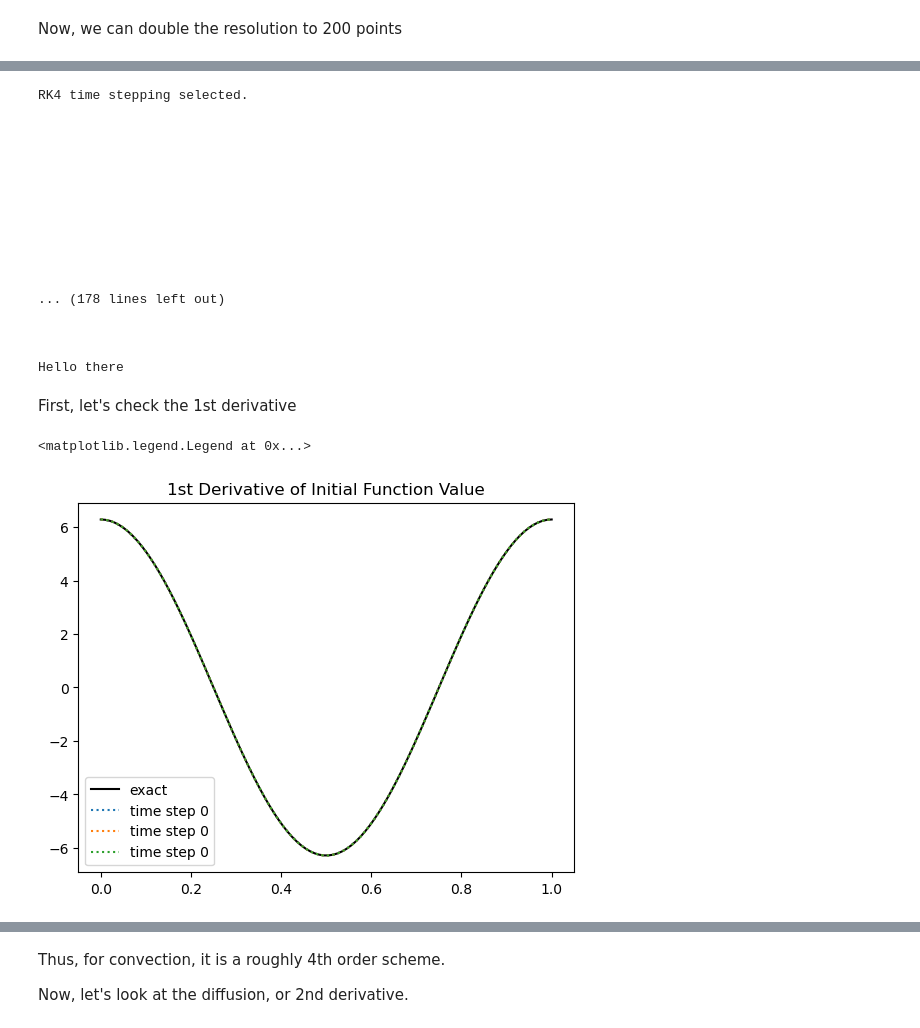
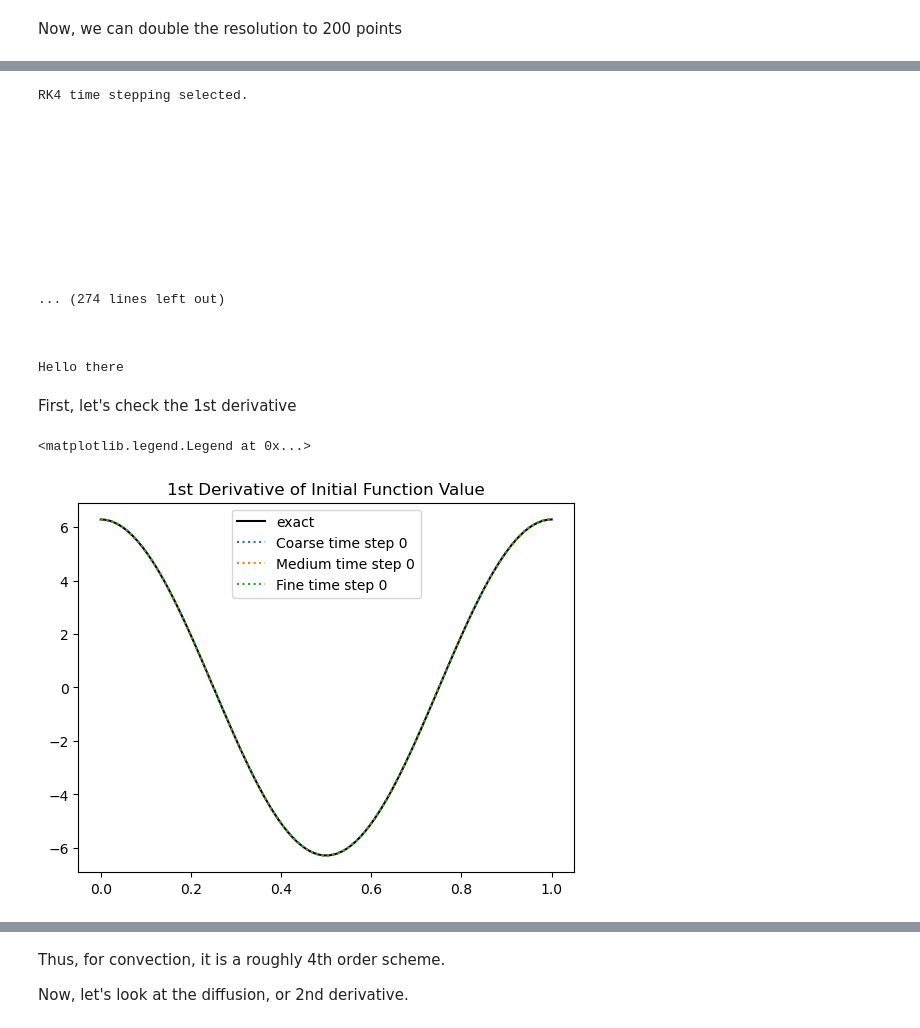
Before and after one commit to mhland10/me5653_CFD_repo, a Jupyter notebook: project/project_notebook.ipynb, the cells around one changed output, grey strips where cells are left out. Cells and saved outputs as stored; diff of their text form; code cells hidden in the pictures.

```diff
--- a/project/project_notebook.ipynb
+++ b/project/project_notebook.ipynb
@@ -48,7 +48,7 @@ For now, we will use the default values for the coefficients and study their eff
 
 Let's pull up the object.
 # %%
-ks_test = KS( x , u_0 , t_bounds , dt , alpha=-1e-6 , gamma=10e-9 )
+ks_test = KS( x , u_0 , t_bounds , dt , alpha=-1e-6 , gamma=13e-9 )
 # %%
 ks_test.Re_cell
 # %% [output]
@@ -186,15 +294,15 @@ The simplest way for the spatial gradients is to look at the convergence for our
 # %% [markdown]
 For the first, point, we will use the same 100 points as in the case to get the data working.
 # %%
-x = np.linspace( 0 , 1 , num=100 )
+x = np.linspace( 0 , 1 , num=50 )
 t_bounds = (0,2)
 
 u_0 = np.sin( 2 * np.pi * x )
 
-CFL = 0.1
+CFL = 0.01
 dt = CFL * np.mean( np.gradient( x ) ) / np.max( u_0 )
 
-ks_c1 = KS( x , u_0 , t_bounds , dt , alpha=-10e-6 , gamma=1e-9 )
-ks_c1.solve( n_xOrder=4 , n_tOrder=4 , bc_xOrder=1 )
+ks_c1 = KS( x , u_0 , t_bounds , dt , alpha=-0.1e-6 , gamma=0.01e-9 )
+ks_c1.solve( n_xOrder=6 , n_tOrder=4 , bc_xOrder=5 )
 # %% [output]
 RK4 time stepping selected.
@@ -217,15 +310,15 @@ Hello there
 # %% [markdown]
 Now, we can double the resolution to 200 points
 # %%
-x = np.linspace( 0 , 1 , num=200 )
+x = np.linspace( 0 , 1 , num=100 )
 t_bounds = (0,2)
 
 u_0 = np.sin( 2 * np.pi * x )
 
-CFL = 0.1
+CFL = 0.01
 dt = CFL * np.mean( np.gradient( x ) ) / np.max( u_0 )
 
-ks_c2 = KS( x , u_0 , t_bounds , dt , alpha=-10e-6 , gamma=1e-9 )
-ks_c2.solve( n_xOrder=4 , n_tOrder=4 , bc_xOrder=1 )
+ks_c2 = KS( x , u_0 , t_bounds , dt , alpha=-0.1e-6 , gamma=0.01e-9 )
+ks_c2.solve( n_xOrder=6 , n_tOrder=4 , bc_xOrder=5 )
 # %% [output]
 RK4 time stepping selected.
@@ -248,14 +326,14 @@ Hello there
 # %%
-x = np.linspace( 0 , 1 , num=400 )
+x = np.linspace( 0 , 1 , num=200 )
 t_bounds = (0,2)
 
 u_0 = np.sin( 2 * np.pi * x )
 
-CFL = 0.1
+CFL = 0.01
 dt = CFL * np.mean( np.gradient( x ) ) / np.max( u_0 )
 
-ks_c3 = KS( x , u_0 , t_bounds , dt , alpha=-10e-6 , gamma=1e-9 )
-ks_c3.solve( n_xOrder=4 , n_tOrder=4 , bc_xOrder=1 )
+ks_c3 = KS( x , u_0 , t_bounds , dt , alpha=-0.1e-6 , gamma=0.01e-9 )
+ks_c3.solve( n_xOrder=6 , n_tOrder=4 , bc_xOrder=5 )
 # %% [output]
 RK4 time stepping selected.
 
@@ -269,7 +347,7 @@ RK4 time stepping selected.
 
 
 
-... (178 lines left out)
+... (274 lines left out)
 
 
 
@@ -279,36 +357,36 @@ First, let's check the 1st derivative
 # %%
 # Exact solutions
 plt.plot( ks_c1.x , (2*np.pi) * np.cos( 2 * np.pi * ks_c1.x ) , 'k' , label="exact" )
 
 t_steps = [0]
 net_error = np.zeros(3)
 
 # 100 points
 error_1 = np.zeros_like( ks_c1.x )
 for i , t in enumerate( t_steps ):
-    plt.plot( ks_c1.x , ks_c1.A_advect.dot( ks_c1.u[t] ) , ':' , label=f"time step {t}" )
+    plt.plot( ks_c1.x , ks_c1.A_advect.dot( ks_c1.u[t] ) , ':' , label=f"Coarse time step {t}" )
     error_1 = ks_c1.A_advect.dot( ks_c1.u[t] ) - (2*np.pi) * np.cos( 2 * np.pi * ks_c1.x )
 net_error[0] = np.linalg.norm( error_1[2:-2] ) / len( error_1[2:-2] )
 
 # 200 points
 error_2 = np.zeros_like( ks_c2.x )
 for i , t in enumerate( t_steps ):
-    plt.plot( ks_c2.x , ks_c2.A_advect.dot( ks_c2.u[t] ) , ':' , label=f"time step {t}" )
+    plt.plot( ks_c2.x , ks_c2.A_advect.dot( ks_c2.u[t] ) , ':' , label=f"Medium time step {t}" )
     error_2 = ks_c2.A_advect.dot( ks_c2.u[t] ) - (2*np.pi) * np.cos( 2 * np.pi * ks_c2.x )
 net_error[1] = np.linalg.norm( error_2[2:-2] ) / len( error_1[2:-2] )
 
 # 400 points
 error_3 = np.zeros_like( ks_c3.x )
 for i , t in enumerate( t_steps ):
-    plt.plot( ks_c3.x , ks_c3.A_advect.dot( ks_c3.u[t] ) , ':' , label=f"time step {t}" )
+    plt.plot( ks_c3.x , ks_c3.A_advect.dot( ks_c3.u[t] ) , ':' , label=f"Fine time step {t}" )
     error_3 = ks_c3.A_advect.dot( ks_c3.u[t] ) - (2*np.pi) * np.cos( 2 * np.pi * ks_c3.x )
 net_error[2] = np.linalg.norm( error_3[2:-2] ) / len( error_1[2:-2] )
 
 plt.title("1st Derivative of Initial Function Value")
 plt.legend( loc = "best" )
 # %% [output]
 <matplotlib.legend.Legend at 0x...>
-[figure, old version]
+[figure, new version]
 # %%
 dx_s = [ ks_c1.dx , ks_c2.dx , ks_c3.dx ]
 
```
Also changed, not shown: parts of 27 cells of this notebook, 2 other files.
